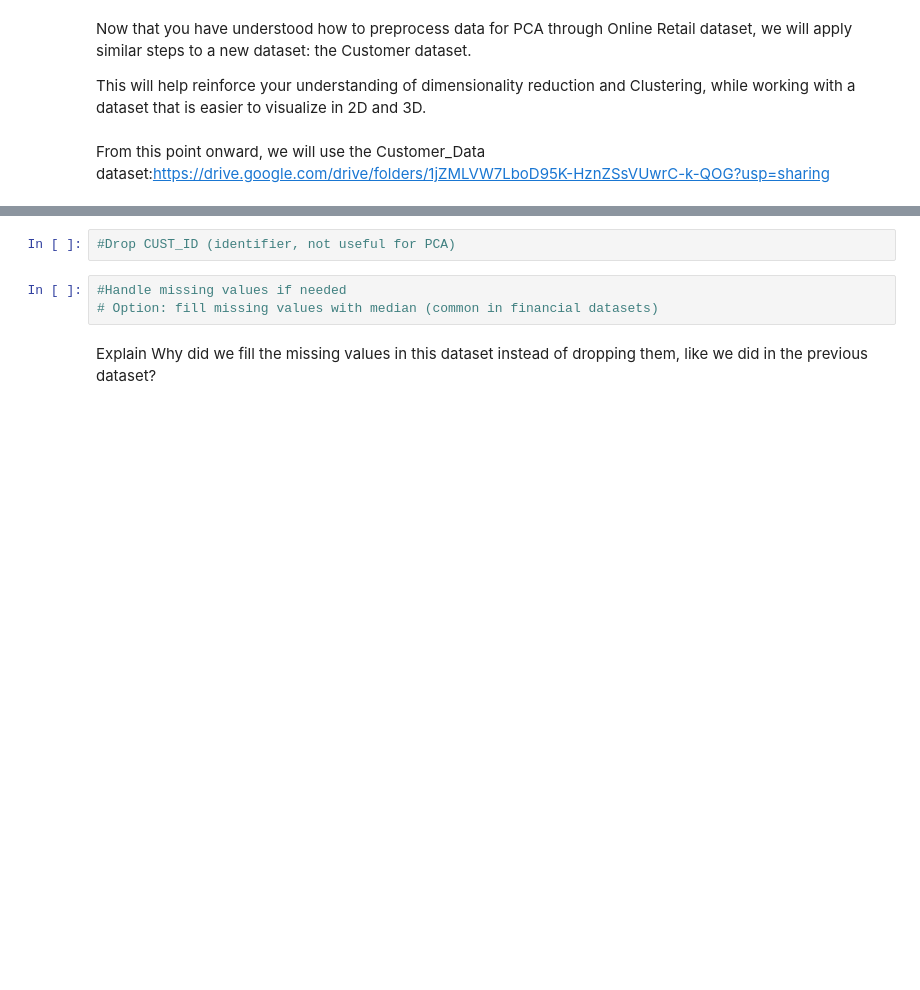
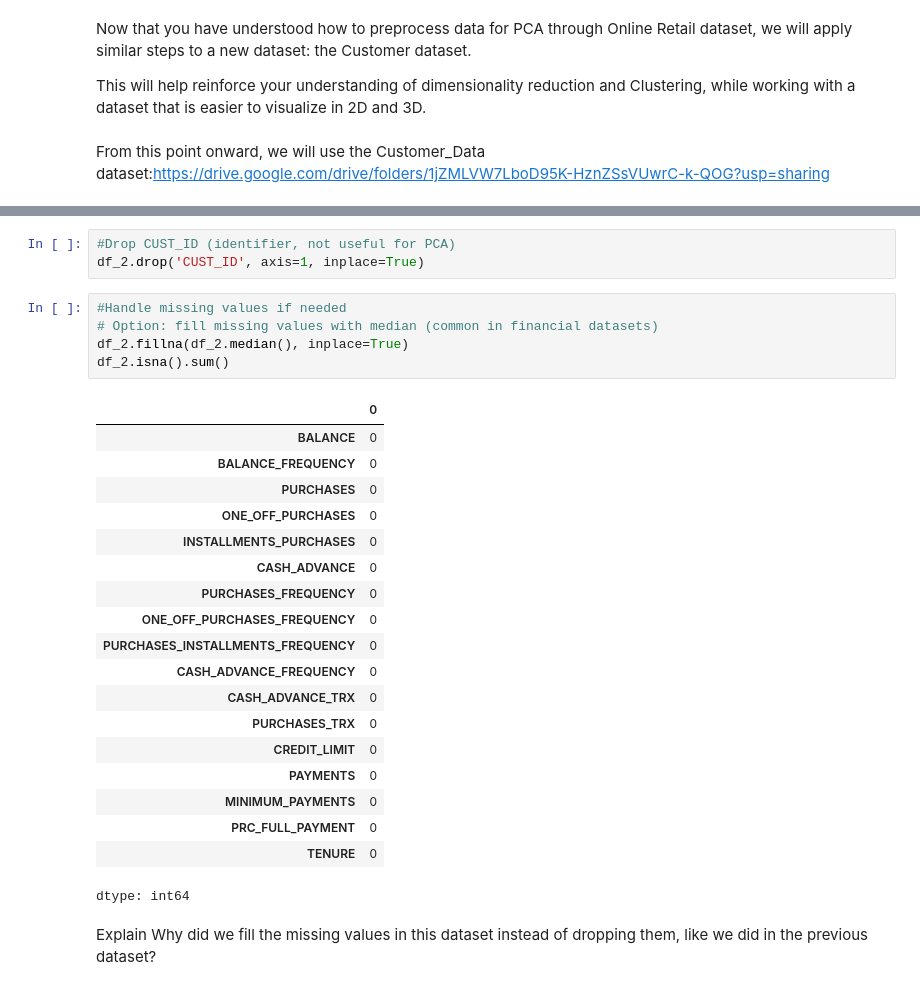
Before and after one commit to notsamaltman/Synapse_LP, a Jupyter notebook: Copy_of_SynapseLP_Task3.ipynb, the cells around one changed output, grey strips where cells are left out. Cells and saved outputs as stored; diff of their text form; blank space fills up the shorter version.

```diff
--- a/Copy_of_SynapseLP_Task3.ipynb
+++ b/Copy_of_SynapseLP_Task3.ipynb
@@ -222,8 +266,31 @@ df_2= pd.read_csv("") # Continue with the routine
 # %%
 #Drop CUST_ID (identifier, not useful for PCA)
+df_2.drop('CUST_ID', axis=1, inplace=True)
 # %%
 #Handle missing values if needed
 # Option: fill missing values with median (common in financial datasets)
+df_2.fillna(df_2.median(), inplace=True)
+df_2.isna().sum()
+# %% [output]
+|  | 0 |
+| BALANCE | 0 |
+| BALANCE_FREQUENCY | 0 |
+| PURCHASES | 0 |
+| ONE_OFF_PURCHASES | 0 |
+| INSTALLMENTS_PURCHASES | 0 |
+| CASH_ADVANCE | 0 |
+| PURCHASES_FREQUENCY | 0 |
+| ONE_OFF_PURCHASES_FREQUENCY | 0 |
+| PURCHASES_INSTALLMENTS_FREQUENCY | 0 |
+| CASH_ADVANCE_FREQUENCY | 0 |
+| CASH_ADVANCE_TRX | 0 |
+| PURCHASES_TRX | 0 |
+| CREDIT_LIMIT | 0 |
+| PAYMENTS | 0 |
+| MINIMUM_PAYMENTS | 0 |
+| PRC_FULL_PAYMENT | 0 |
+| TENURE | 0 |
+dtype: int64
 # %% [markdown]
 Explain
 Why did we fill the missing values in this dataset instead of dropping them, like we did in the previous dataset?
```
Also changed, not shown: parts of 8 cells of this notebook.
